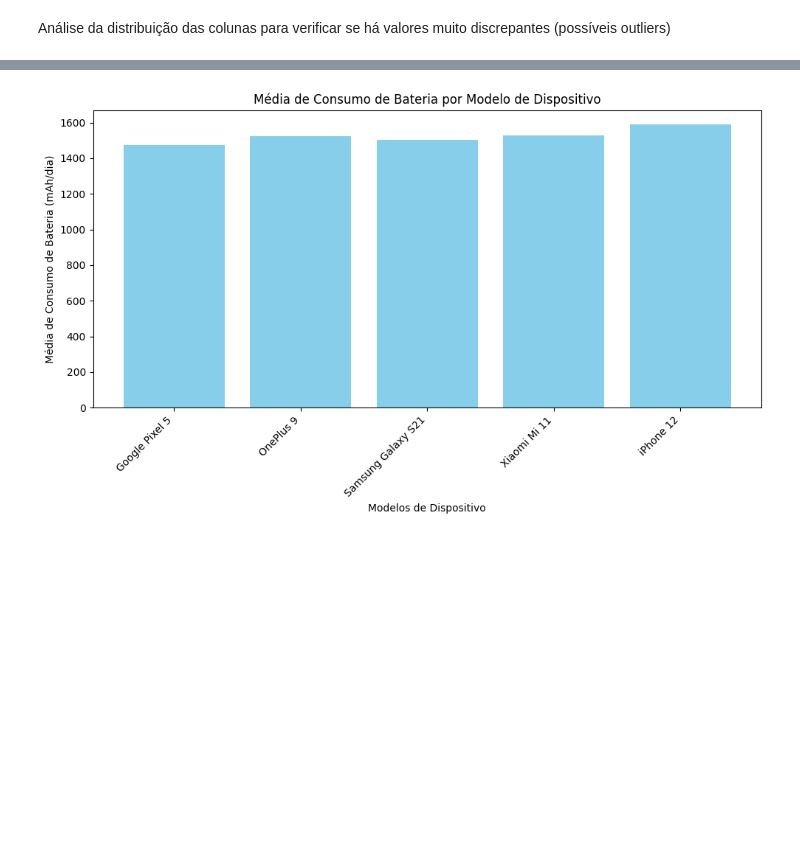
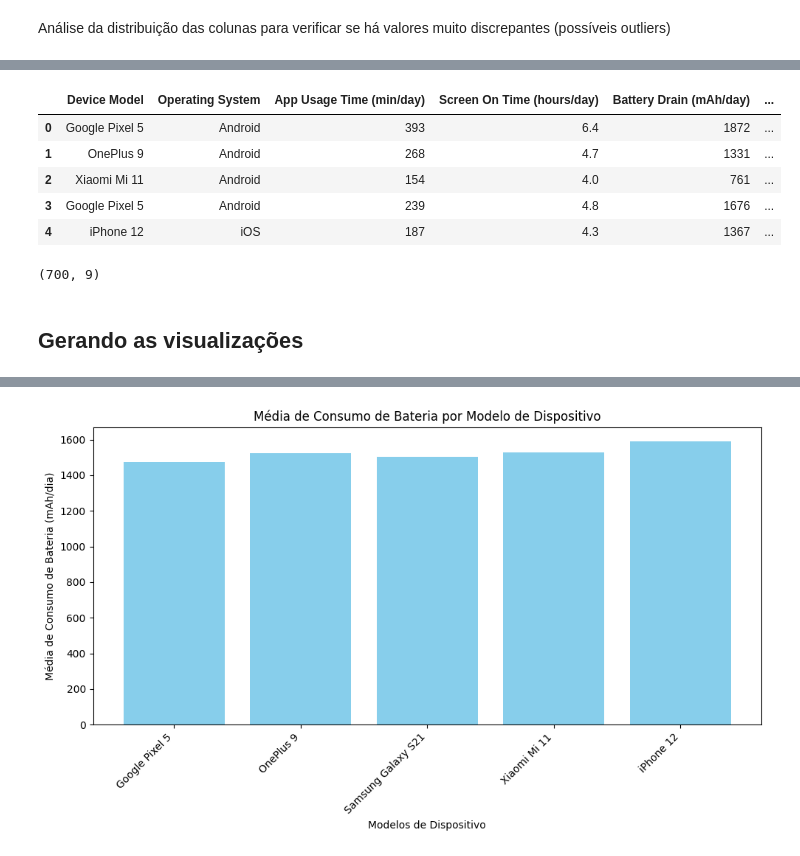
Before and after one commit to ViniciusLeoniGoncalves/Projeto-final-Org-Dados, a Jupyter notebook: analysis/Jupyter Noteboook (Pandas).ipynb, the cells around one changed output, grey strips where cells are left out. Saved outputs shown, nothing was run; the diff lists cells and outputs as text; code cells hidden in the pictures; blank space fills up the shorter version.

```diff
--- a/analysis/Jupyter Noteboook (Pandas).ipynb
+++ b/analysis/Jupyter Noteboook (Pandas).ipynb
@@ -37,5 +10,5 @@ Transformando a tabela para o dataframe e guadando na variável df
 # %%
-df = pd.read_csv('../dataSheet/mobile_device_usage.csv')
+df = pd.read_csv('../dataset/mobile_device_usage.csv')
 df.head()   # método head mostra as 5 primeiras linhas do meu dataset
 # %% [output]
 |  | User ID | Device Model | Operating System | App Usage Time (min/day) | Screen On Time (hours/day) | ... |
@@ -105,0 +85,16 @@ df.describe()   # Informações sobre o meu dado agregado (para valores numéric
+# %%
+df = df.drop(["User ID", "User Behavior Class"], axis=1)    # Seleciono os títulos das colunas
+df.head()
+# %% [output]
+|  | Device Model | Operating System | App Usage Time (min/day) | Screen On Time (hours/day) | Battery Drain (mAh/day) | ... |
+| 0 | Google Pixel 5 | Android | 393 | 6.4 | 1872 | ... |
+| 1 | OnePlus 9 | Android | 268 | 4.7 | 1331 | ... |
+| 2 | Xiaomi Mi 11 | Android | 154 | 4.0 | 761 | ... |
+| 3 | Google Pixel 5 | Android | 239 | 4.8 | 1676 | ... |
+| 4 | iPhone 12 | iOS | 187 | 4.3 | 1367 | ... |
+# %%
+df.shape
+# %% [output]
+(700, 9)
+# %% [markdown]
+## Gerando as visualizações
```
Also changed, not shown: parts of 8 cells of this notebook.
